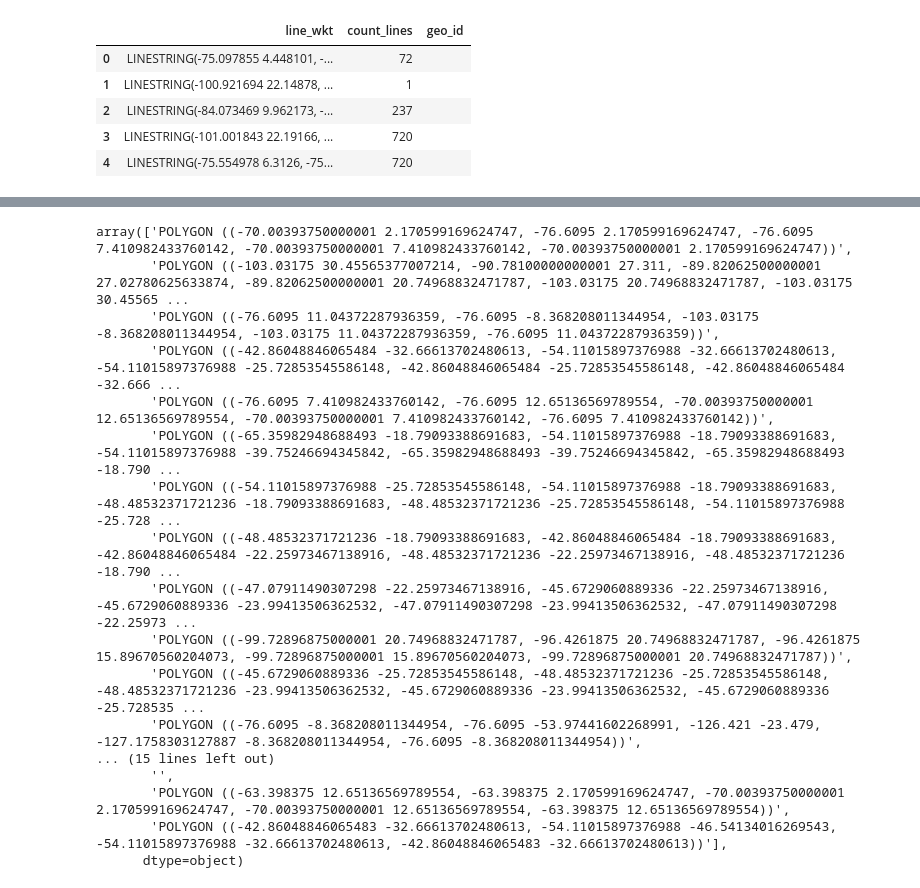
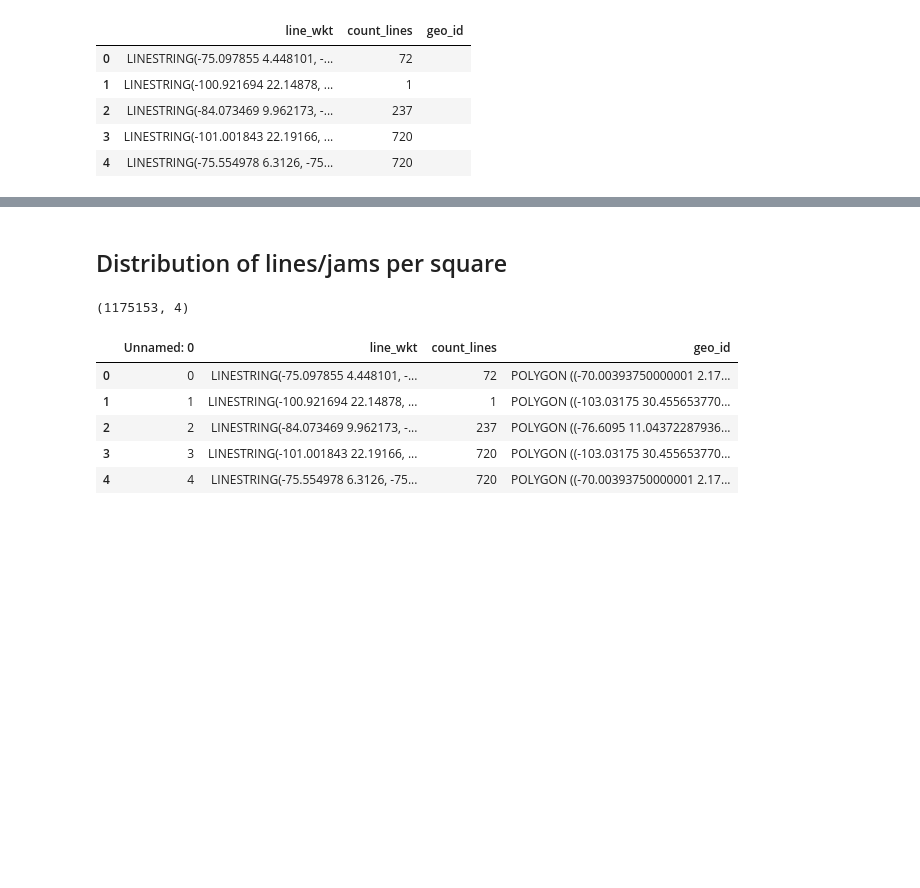
Before and after one commit to EL-BID/IDB-IDB-Invest-Coronavirus-Impact-Dashboard, a Jupyter notebook: notebooks/katana_bounds.ipynb, the cells around one changed output, grey strips where cells are left out. Saved outputs shown, nothing was run; the diff lists cells and outputs as text; code cells hidden in the pictures; blank space fills up the shorter version.

```diff
--- a/notebooks/katana_bounds.ipynb
+++ b/notebooks/katana_bounds.ipynb
@@ -235,23 +235,3 @@ POLYGON ((-50.18725 6.531526626034342, -36.976125 -1.291236686982832, -36.976125
 119558
 POLYGON ((-36.976125 -1.291236686982832, -23.765 -9.114000000000001, -31.61081794753978 -18.79093388691683, -36.976125 -18.79093388691683, -36.976125 -1.291236686982832))
 35523
-# %%
-df_lines.geo_id.unique()
-# %% [output]
-array(['POLYGON ((-70.00393750000001 2.170599169624747, -76.6095 2.170599169624747, -76.6095 7.410982433760142, -70.00393750000001 7.410982433760142, -70.00393750000001 2.170599169624747))',
-       'POLYGON ((-103.03175 30.45565377007214, -90.78100000000001 27.311, -89.82062500000001 27.02780625633874, -89.82062500000001 20.74968832471787, -103.03175 20.74968832471787, -103.03175 30.45565 ...
-       'POLYGON ((-76.6095 11.04372287936359, -76.6095 -8.368208011344954, -103.03175 -8.368208011344954, -103.03175 11.04372287936359, -76.6095 11.04372287936359))',
-       'POLYGON ((-42.86048846065484 -32.66613702480613, -54.11015897376988 -32.66613702480613, -54.11015897376988 -25.72853545586148, -42.86048846065484 -25.72853545586148, -42.86048846065484 -32.666 ...
-       'POLYGON ((-76.6095 7.410982433760142, -76.6095 12.65136569789554, -70.00393750000001 12.65136569789554, -70.00393750000001 7.410982433760142, -76.6095 7.410982433760142))',
-       'POLYGON ((-65.35982948688493 -18.79093388691683, -54.11015897376988 -18.79093388691683, -54.11015897376988 -39.75246694345842, -65.35982948688493 -39.75246694345842, -65.35982948688493 -18.790 ...
-       'POLYGON ((-54.11015897376988 -25.72853545586148, -54.11015897376988 -18.79093388691683, -48.48532371721236 -18.79093388691683, -48.48532371721236 -25.72853545586148, -54.11015897376988 -25.728 ...
-       'POLYGON ((-48.48532371721236 -18.79093388691683, -42.86048846065484 -18.79093388691683, -42.86048846065484 -22.25973467138916, -48.48532371721236 -22.25973467138916, -48.48532371721236 -18.790 ...
-       'POLYGON ((-47.07911490307298 -22.25973467138916, -45.6729060889336 -22.25973467138916, -45.6729060889336 -23.99413506362532, -47.07911490307298 -23.99413506362532, -47.07911490307298 -22.25973 ...
-       'POLYGON ((-99.72896875000001 20.74968832471787, -96.4261875 20.74968832471787, -96.4261875 15.89670560204073, -99.72896875000001 15.89670560204073, -99.72896875000001 20.74968832471787))',
-       'POLYGON ((-45.6729060889336 -25.72853545586148, -48.48532371721236 -25.72853545586148, -48.48532371721236 -23.99413506362532, -45.6729060889336 -23.99413506362532, -45.6729060889336 -25.728535 ...
-       'POLYGON ((-76.6095 -8.368208011344954, -76.6095 -53.97441602268991, -126.421 -23.479, -127.1758303127887 -8.368208011344954, -76.6095 -8.368208011344954))',
-... (15 lines left out)
-       '',
-       'POLYGON ((-63.398375 12.65136569789554, -63.398375 2.170599169624747, -70.00393750000001 2.170599169624747, -70.00393750000001 12.65136569789554, -63.398375 12.65136569789554))',
-       'POLYGON ((-42.86048846065483 -32.66613702480613, -54.11015897376988 -46.54134016269543, -54.11015897376988 -32.66613702480613, -42.86048846065483 -32.66613702480613))'],
-      dtype=object)
@@ -257,0 +241,2 @@ array(['POLYGON ((-70.00393750000001 2.170599169624747, -76.6095 2.1705991696247
+# %% [markdown]
+## Distribution of lines/jams per square
@@ -258 +247,13 @@ array(['POLYGON ((-70.00393750000001 2.170599169624747, -76.6095 2.1705991696247
+# %%
+#df_geo_id = pd.read_csv(f"/home/soniame/private/projects/corona_geo_id/intersection/geo_grid_area_geo_id_2021073017071627679286.csv")
+print(df_geo_id.shape)
+df_geo_id.head()
+# %% [output]
+(1175153, 4)
+|  | Unnamed: 0 | line_wkt | count_lines | geo_id |
+| 0 | 0 | LINESTRING(-75.097855 4.448101, -... | 72 | POLYGON ((-70.00393750000001 2.17... |
+| 1 | 1 | LINESTRING(-100.921694 22.14878, ... | 1 | POLYGON ((-103.03175 30.455653770... |
+| 2 | 2 | LINESTRING(-84.073469 9.962173, -... | 237 | POLYGON ((-76.6095 11.04372287936... |
+| 3 | 3 | LINESTRING(-101.001843 22.19166, ... | 720 | POLYGON ((-103.03175 30.455653770... |
+| 4 | 4 | LINESTRING(-75.554978 6.3126, -75... | 720 | POLYGON ((-70.00393750000001 2.17... |
 # %%
```
Also changed, not shown: parts of 24 cells of this notebook.
